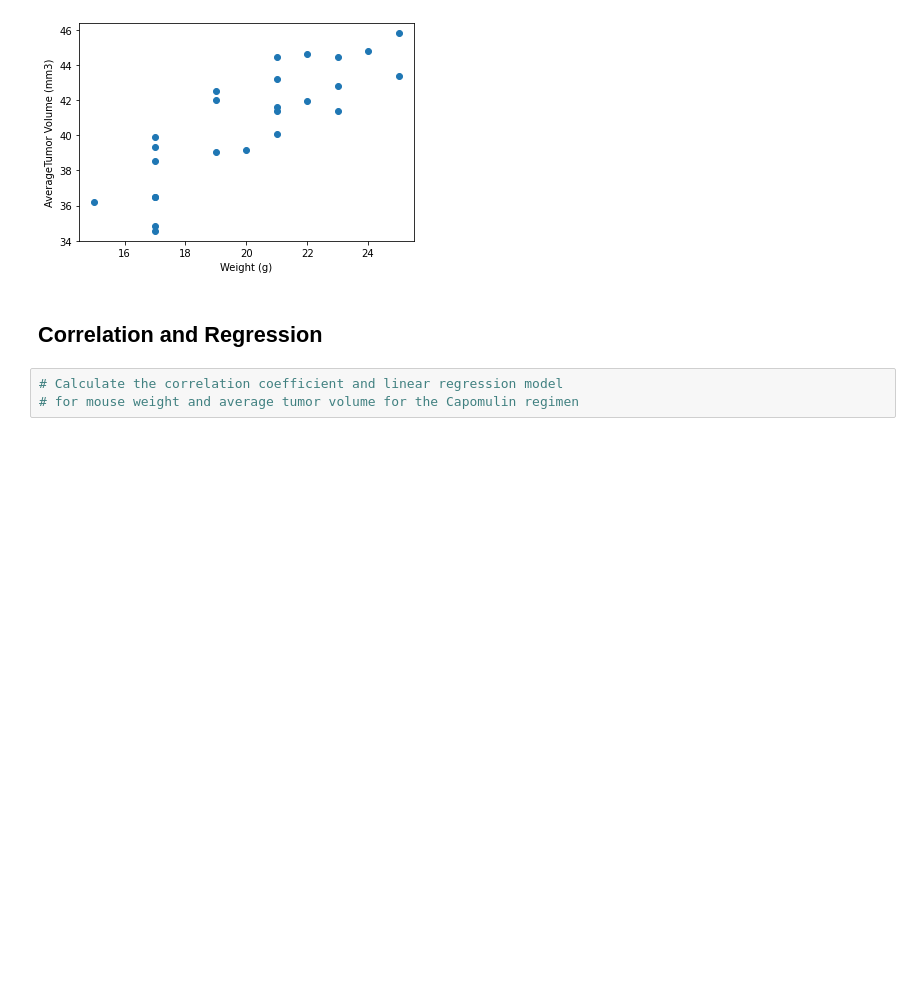
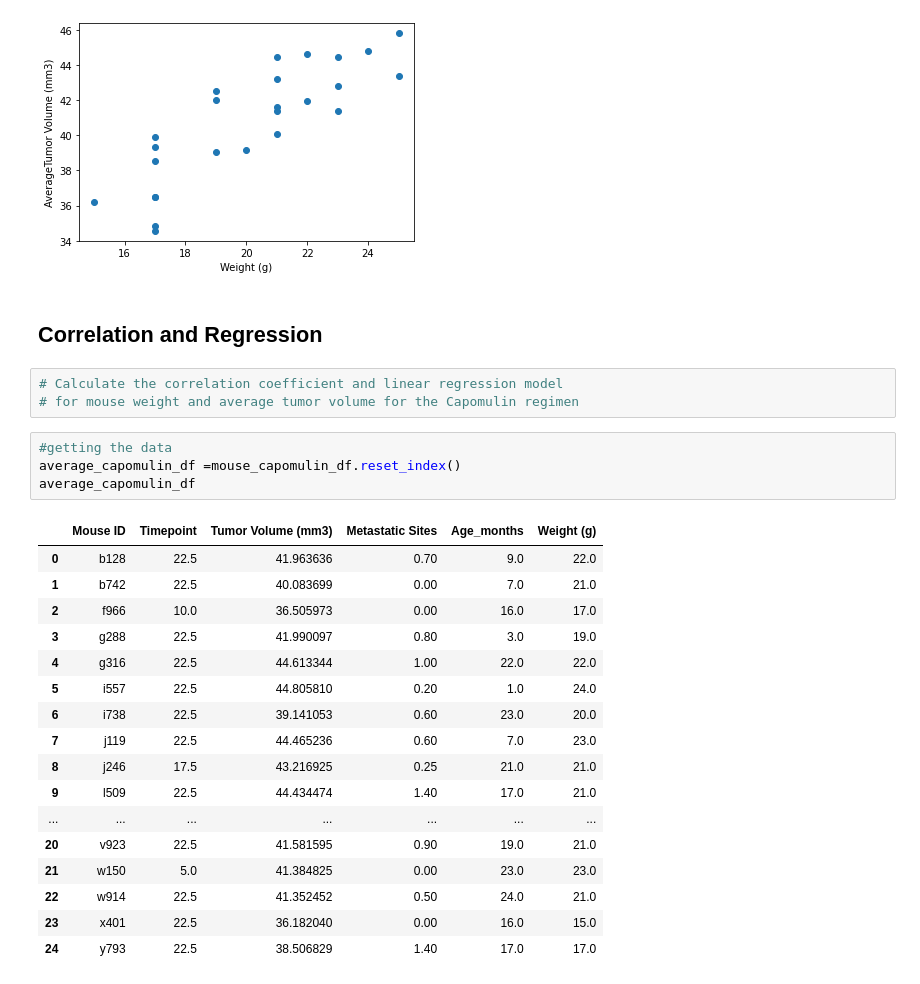
Before and after one commit to DasaSimo/Matplotlib-challenge, a Jupyter notebook: Pymaceuticals/pymaceuticals.ipynb, the cells around one changed output. Drawn from its saved outputs; the diff is of its cells as text; blank space fills up the shorter version.

```diff
--- a/Pymaceuticals/pymaceuticals.ipynb
+++ b/Pymaceuticals/pymaceuticals.ipynb
@@ -551,3 +551,25 @@ plt.show()
 # %%
 # Calculate the correlation coefficient and linear regression model
 # for mouse weight and average tumor volume for the Capomulin regimen
+# %%
+#getting the data
+average_capomulin_df =mouse_capomulin_df.reset_index()
+average_capomulin_df
+# %% [output]
+|  | Mouse ID | Timepoint | Tumor Volume (mm3) | Metastatic Sites | Age_months | Weight (g) |
+| 0 | b128 | 22.5 | 41.963636 | 0.70 | 9.0 | 22.0 |
+| 1 | b742 | 22.5 | 40.083699 | 0.00 | 7.0 | 21.0 |
+| 2 | f966 | 10.0 | 36.505973 | 0.00 | 16.0 | 17.0 |
+| 3 | g288 | 22.5 | 41.990097 | 0.80 | 3.0 | 19.0 |
+| 4 | g316 | 22.5 | 44.613344 | 1.00 | 22.0 | 22.0 |
+| 5 | i557 | 22.5 | 44.805810 | 0.20 | 1.0 | 24.0 |
+| 6 | i738 | 22.5 | 39.141053 | 0.60 | 23.0 | 20.0 |
+| 7 | j119 | 22.5 | 44.465236 | 0.60 | 7.0 | 23.0 |
+| 8 | j246 | 17.5 | 43.216925 | 0.25 | 21.0 | 21.0 |
+| 9 | l509 | 22.5 | 44.434474 | 1.40 | 17.0 | 21.0 |
+| ... | ... | ... | ... | ... | ... | ... |
+| 20 | v923 | 22.5 | 41.581595 | 0.90 | 19.0 | 21.0 |
+| 21 | w150 | 5.0 | 41.384825 | 0.00 | 23.0 | 23.0 |
+| 22 | w914 | 22.5 | 41.352452 | 0.50 | 24.0 | 21.0 |
+| 23 | x401 | 22.5 | 36.182040 | 0.00 | 16.0 | 15.0 |
+| 24 | y793 | 22.5 | 38.506829 | 1.40 | 17.0 | 17.0 |
```
Also changed, not shown: parts of 2 cells of this notebook.
